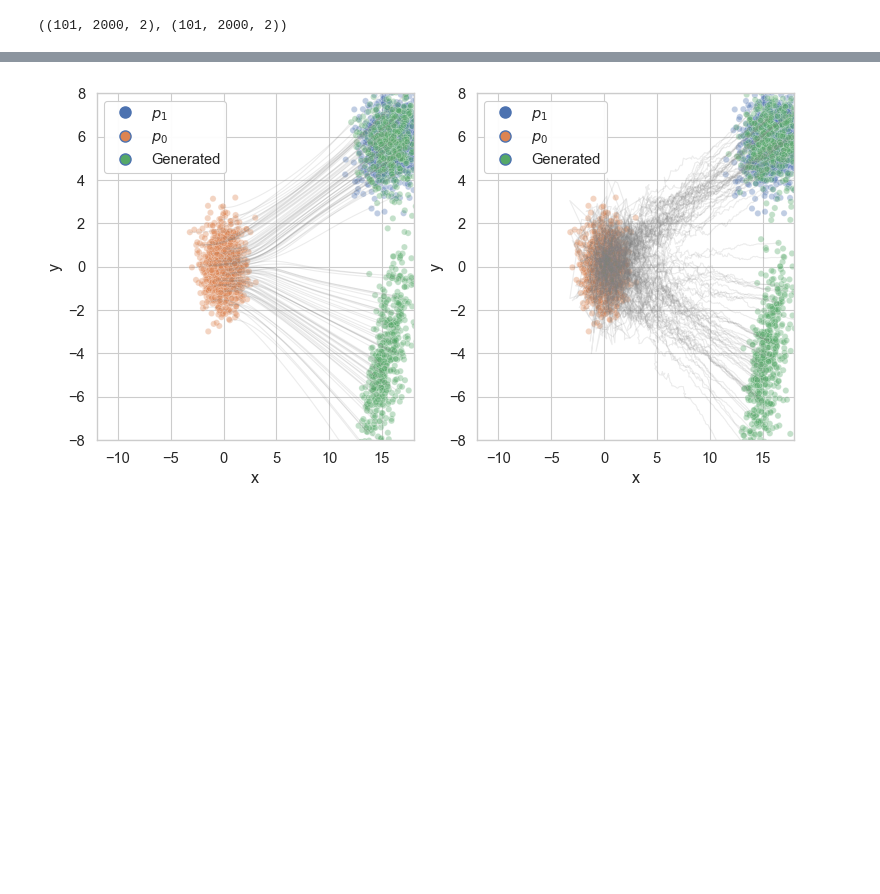
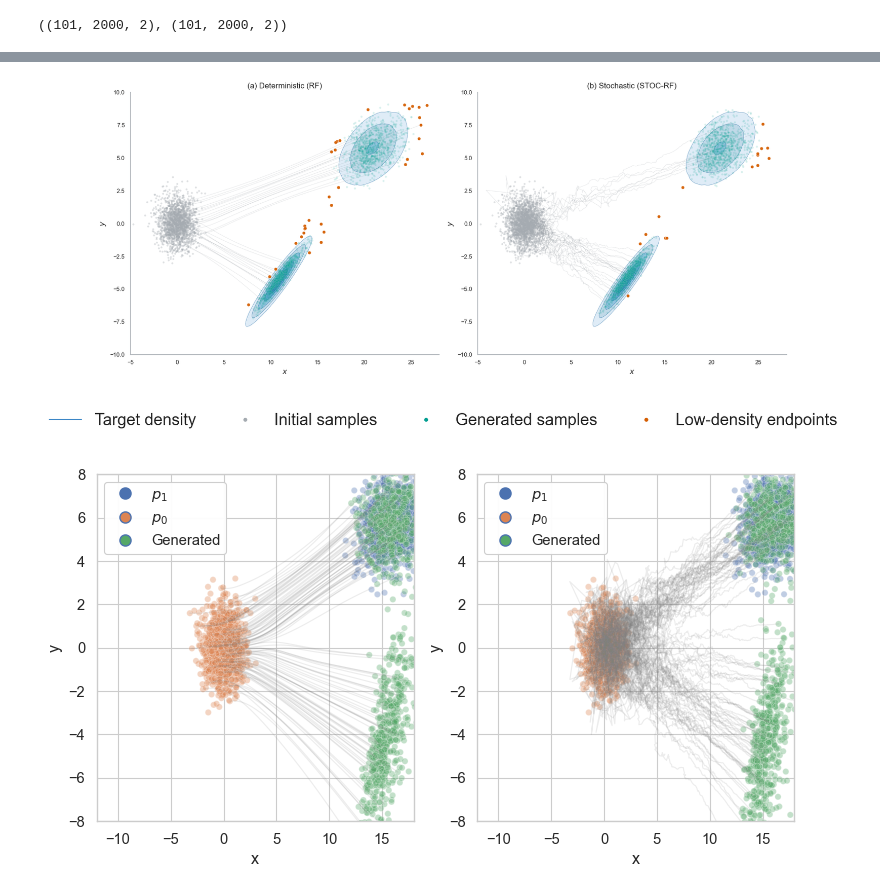
Before and after one commit to roysaptaumich/Low-dim-RF, a Jupyter notebook: 2_GMM_ODE_SDE_Sampler.ipynb, the cells around one changed output, grey strips where cells are left out. Drawn from its saved outputs; the diff is of its cells as text; code cells hidden in the pictures; blank space fills up the shorter version.

```diff
--- a/2_GMM_ODE_SDE_Sampler.ipynb
+++ b/2_GMM_ODE_SDE_Sampler.ipynb
@@ -258,3 +427,45 @@ draw_plot_sns(traj2.trajectories, D1, M=30, num_traj=100, sampler_label='Stochas
+# %%
+# Replace these with your trajectory lists.
+traj_ode = traj1.trajectories
+traj_sde = traj2.trajectories
+
+fig, axes = plt.subplots(1, 2, figsize=(15, 8.5))
+
+# Optional illustrative criterion: the density cutoff below which
+# 1% of reference target samples fall. This is NOT a formal OOD test.
+# Prefer held-out target samples for calibrating a reported metric.
+target = to_numpy(D1)
+target_kde = gaussian_kde(target.T)
+threshold = np.quantile(target_kde(target.T), 0.01)
+
+
+for ax, paths, title in zip(
+    axes,
+    [traj_ode, traj_sde],
+    ["(a) Deterministic (RF)", "(b) Stochastic (STOC-RF)"],
+):
+    _, _, handles = draw_plot_v2(
+        paths,
+        D1,
+        M=30,  # Match the coordinate range of your original figures.
+        ax=ax,
+        sampler_label=title,
+        density_threshold=threshold,
+    )
+
+fig.legend(
+    handles=handles,
+    loc="lower center",
+    ncol=4,
+    frameon=False,
+    fontsize=25,
+)
+fig.tight_layout(rect=(0, 0.12, 1, 1))
+#fig.savefig("sampler_comparison.pdf", bbox_inches="tight")
+#fig.savefig("sampler_comparison.png", dpi=300, bbox_inches="tight")
+plt.show()
+# %% [output]
+[figure, added]
 # %%
 # side-by-side comparison
 sns.set_theme(
```
Also changed, not shown: parts of 4 cells of this notebook.
